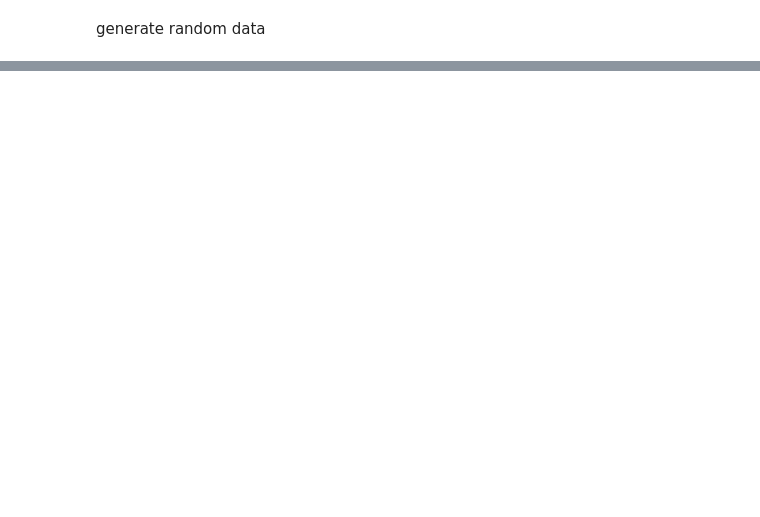
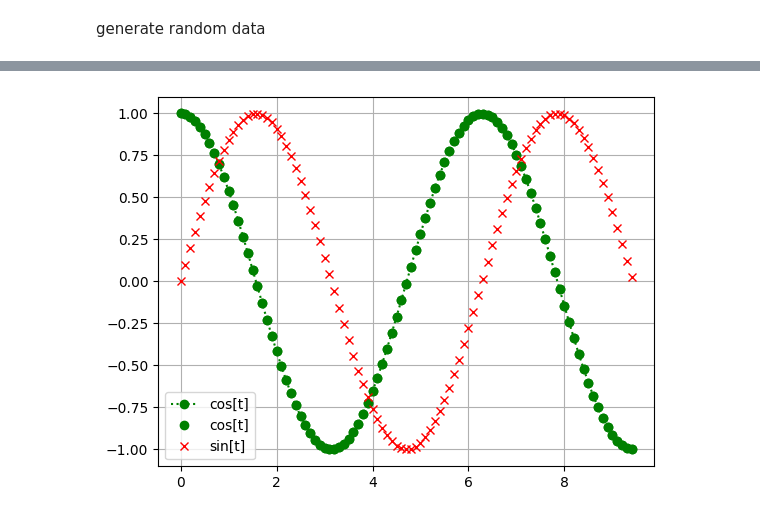
Before and after one commit to siyapandeyvsp/DataScience_python, a Jupyter notebook: data analysis/numpy.ipynb, the cells around one changed output, grey strips where cells are left out. Saved outputs shown, nothing was run; the diff lists cells and outputs as text; code cells hidden in the pictures; blank space fills up the shorter version.

```diff
--- a/data analysis/numpy.ipynb
+++ b/data analysis/numpy.ipynb
@@ -176,0 +275,6 @@ array([[8.  , 2.24, 7.24],
+# %%
+t=np.arange (0,3*np.pi,.1)
+x=np.sin(t)
+y=np.cos(t)
+plt.plot(t,x,'go:')
+plt.plot(t,y,'go:')
@@ -176,0 +284,7 @@ array([[8.  , 2.24, 7.24],
+# %%
+plt.plot(t,y,'go:',t,y,'go', label='cos[t]')
+plt.plot(t,x,'rx',label='sin[t]')
+plt.legend()
+plt.grid()
+# %% [output]
+[figure, added]
```
Also changed, not shown: parts of 35 cells of this notebook, 6 other files.
